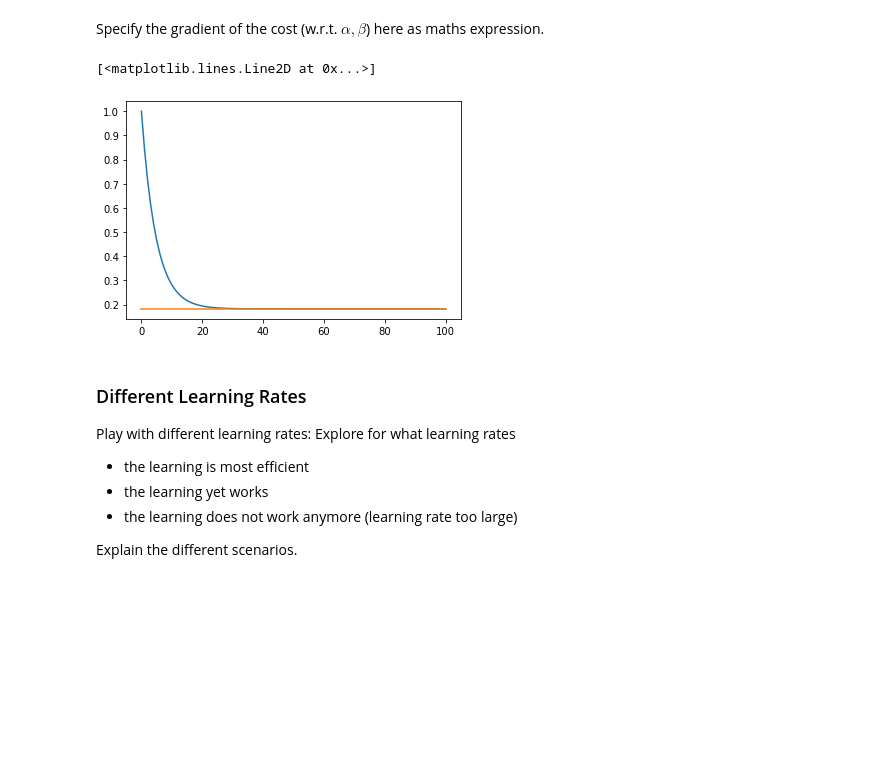
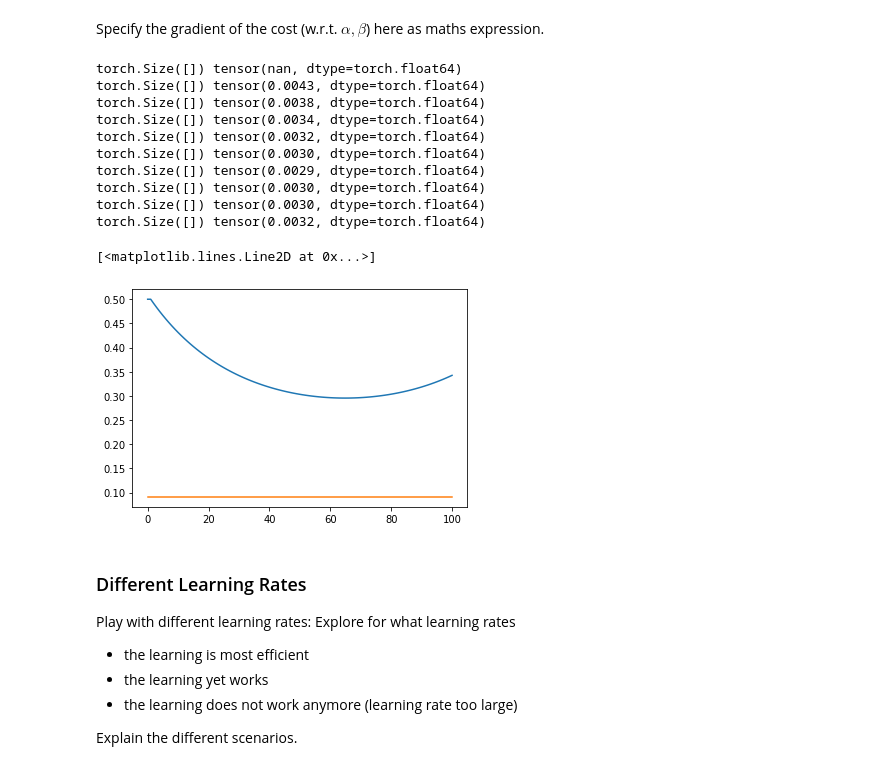
Before and after one commit to ghoulbel/deep-learning-exercises, a Jupyter notebook: Exercise2/Robin/ex1-gradient-descent/pw02_lin_regression_GD_stud.ipynb, the cells around one changed output. Cells and saved outputs as stored; diff of their text form; code cells hidden in the pictures; blank space fills up the shorter version.

```diff
--- a/Exercise2/Robin/ex1-gradient-descent/pw02_lin_regression_GD_stud.ipynb
+++ b/Exercise2/Robin/ex1-gradient-descent/pw02_lin_regression_GD_stud.ipynb
@@ -10,7 +11,8 @@ Using the rent prices from appartments in Lausanne from PW 02, restricting to th
 ### Load Data
 # %%
 import pandas as pd
-df = pd.read_csv("/home/robin/Projects/deep-learning-exercises/Exercise 2/Robin/ex1-gradient-descent/lausanne-appart.csv")
+print(os.listdir("."))
+df = pd.read_csv("lausanne-appart.csv")
 N  = df.shape[0]
 df.head()
 # %% [output]
@@ -89,5 +92,5 @@ Note that with the pytorch function `torch.lstsq` you can obtain the same.
 # %%
 def cost(X,Y,a):
     # YOUR CODE (START)
-    return float(1/( 2 * X.size(dim=0) ) * sum((Y - X@a)**2) )
+    return float(1/( 2 * X.size(dim=0) ) * torch.sum( torch.pow(Y - X@a , 2) ) )
     # YOUR CODE (END)
@@ -106,35 +107,54 @@ Specify the gradient of the cost (w.r.t. $\alpha, \beta$) here as maths expressi
 def gradient_cost(X,Y,a):
     # YOUR CODE (START)
     currentCost = cost(X,Y,a)
-    return 0
-    # YOUR CODE (END)
+    grad = torch.mean( -2 * (Y - currentCost) / X.size(dim=0) )
+    return grad
+    # YOUR CODE (END)201
 # %%
 # adjust if needed
 nepochs = 100
-lr = 0.1
+lr = 2
 
 ## initial parameter
 a = torch.tensor([0.0,0.0], dtype=torch.float64).reshape(2,1)
 
 # track the costs
 costs = [cost(X,Y,a)]
 
 # YOUR CODE (START)
+W = torch.randn( (1 , 1) )
+b = torch.randn( (1 , 1) )
 
 # loop over the epochs: update parameter values, compute the cost and add it to the costs list
 for epoch in range(nepochs):
-    a = ...
+    if epoch % 10 == 0:
+        print(grad.size(), grad)
     costs.append(cost(X,Y,a))
+    grad = gradient_cost(X,Y,a)
+    a[0] += lr * grad
+    a[1] += lr * grad
+
+
 
 # YOUR CODE (END)
 
 # some output
 cost_gd = costs[-1]
 plt.plot(range(nepochs+1),costs)
 plt.plot(range(nepochs+1),cost_closed_form*torch.ones(nepochs+1))
 # %% [output]
-[<matplotlib.lines.Line2D at 0x...>]
+torch.Size([]) tensor(nan, dtype=torch.float64)
+torch.Size([]) tensor(0.0043, dtype=torch.float64)
+torch.Size([]) tensor(0.0038, dtype=torch.float64)
+torch.Size([]) tensor(0.0034, dtype=torch.float64)
+torch.Size([]) tensor(0.0032, dtype=torch.float64)
+torch.Size([]) tensor(0.0030, dtype=torch.float64)
+torch.Size([]) tensor(0.0029, dtype=torch.float64)
+torch.Size([]) tensor(0.0030, dtype=torch.float64)
+torch.Size([]) tensor(0.0030, dtype=torch.float64)
+torch.Size([]) tensor(0.0032, dtype=torch.float64)
+[<matplotlib.lines.Line2D at 0x...>]
-[figure, old version]
+[figure, new version]
 # %% [markdown]
 ### Different Learning Rates
 
```
Also changed, not shown: parts of 5 cells of this notebook.
